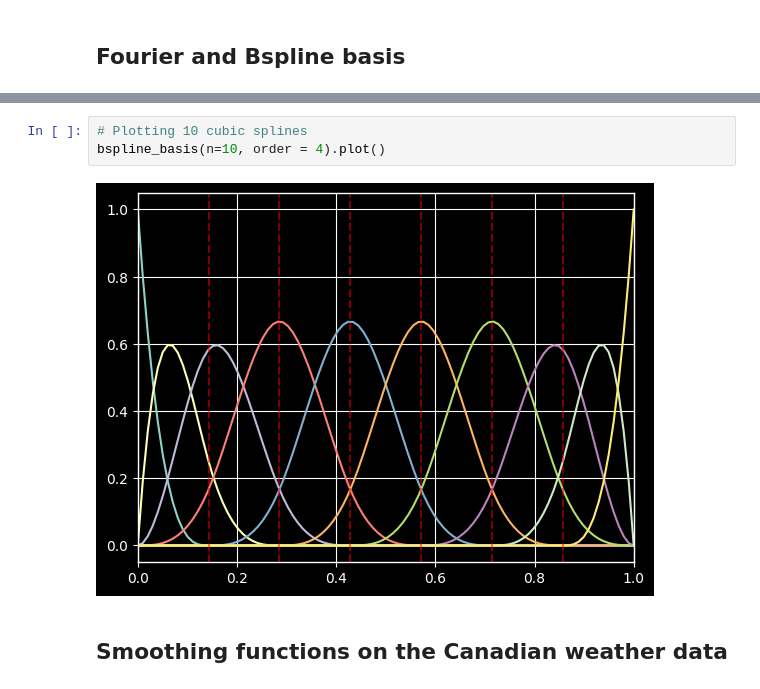
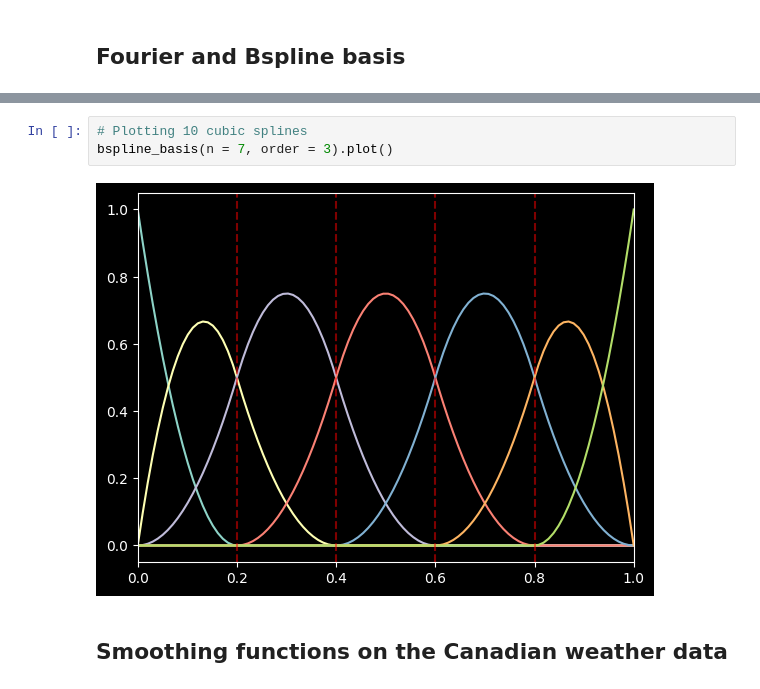
Before and after one commit to Emmanuel-mg/FDA_project, a Jupyter notebook: project.ipynb, the cells around one changed output, grey strips where cells are left out. Cells and saved outputs as stored; diff of their text form.

```diff
--- a/project.ipynb
+++ b/project.ipynb
@@ -91,8 +195,8 @@ fourier_basis(n=4).plot()
 # %%
 # Plotting 10 cubic splines
-bspline_basis(n=10, order = 4).plot()
+bspline_basis(n = 7, order = 3).plot()
 # %% [output]
-[figure, old version]
+[figure, new version]
 # %% [markdown]
 ## Smoothing functions on the Canadian weather data
 # %%
```
Also changed, not shown: parts of 11 cells of this notebook.
